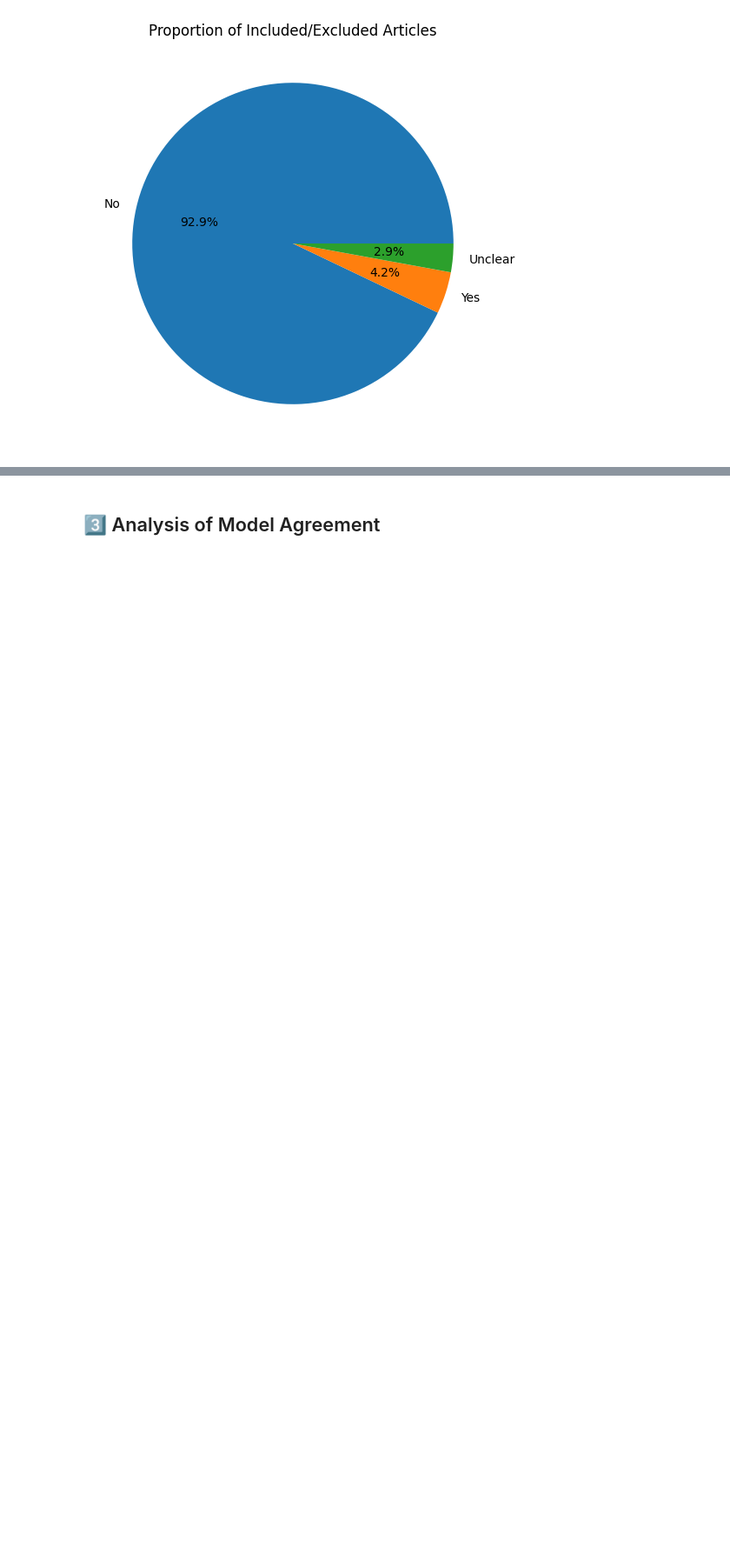
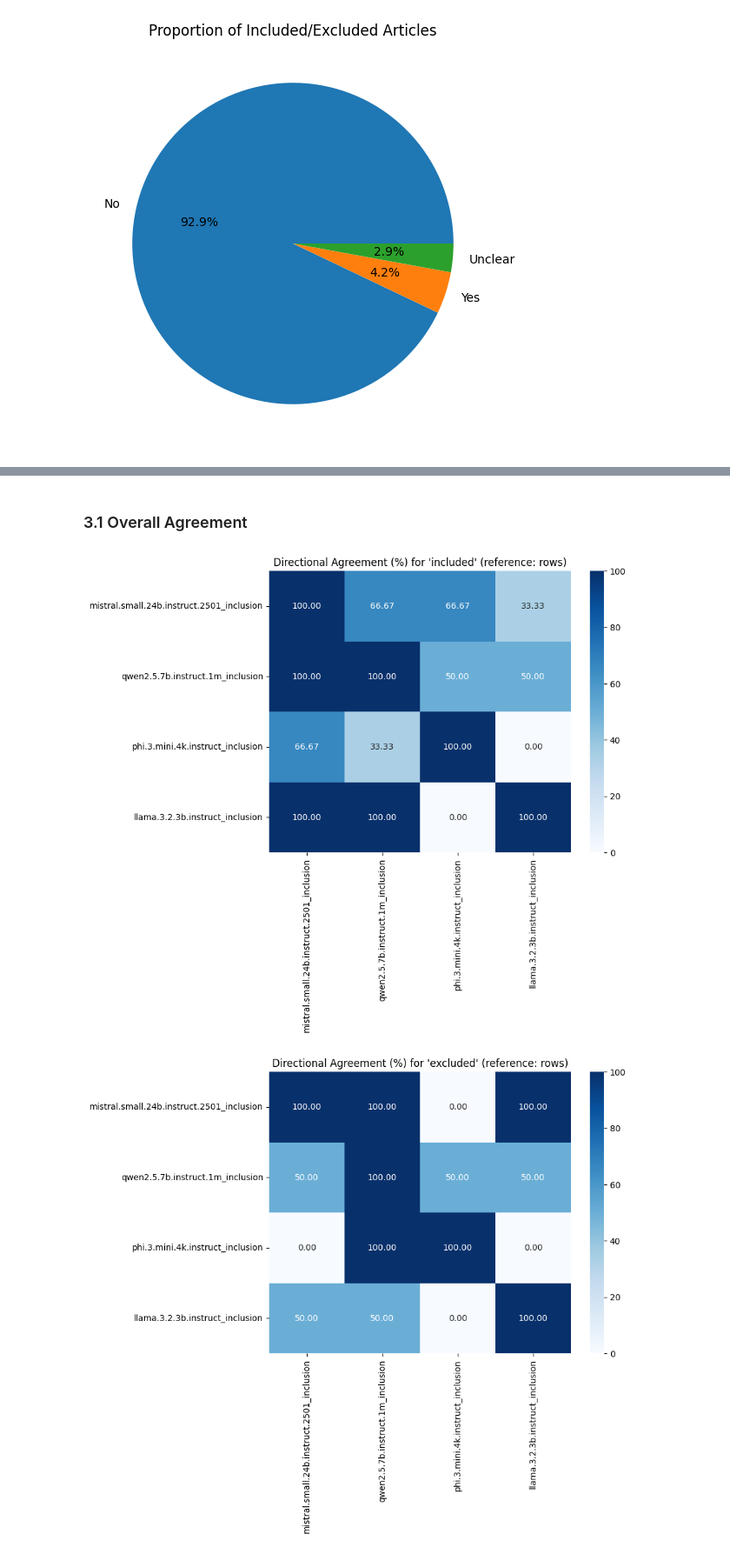
Before and after one commit to david-gallardo/SMART-Review, a Jupyter notebook: notebooks/analysis.ipynb, the cells around one changed output, grey strips where cells are left out. Shown at 87% size. Cells and saved outputs as stored; diff of their text form; code cells hidden in the pictures; blank space fills up the shorter version.

```diff
--- a/notebooks/analysis.ipynb
+++ b/notebooks/analysis.ipynb
@@ -156,2 +152,2 @@ plt.show()
 # %% [markdown]
-## 3️⃣ Analysis of Model Agreement
+### 3.1 Overall Agreement
@@ -161,0 +154,45 @@ print(f'Mean agreement between models: {pairwise_mean:.2f}')
+# %%
+import pandas as pd
+import numpy as np
+import matplotlib.pyplot as plt
+import seaborn as sns
+
+# Llista de models
+models = [
+    "mistral.small.24b.instruct.2501_inclusion",
+    "qwen2.5.7b.instruct.1m_inclusion",
+    "phi.3.mini.4k.instruct_inclusion",
+    "llama.3.2.3b.instruct_inclusion"
+]
+
+# Normalitzar: convertir a string, eliminar espais innecessaris i passar a minúscules
+df[models] = df[models].astype(str).apply(lambda x: x.str.strip().str.lower())
+
+# Definir les categories (en minúscules)
+categories = ["included", "excluded", "unclear"]
+
+for cat in categories:
+    # Inicialitzar la matriu d'agreement per a la categoria 'cat'
+    agreement_matrix = pd.DataFrame(np.zeros((len(models), len(models))), index=models, columns=models)
+
+    for i, model_a in enumerate(models):
+        # Denominador: nombre de casos en què model_a assigna 'cat'
+        denom = (df[model_a] == cat).sum()
+        for j, model_b in enumerate(models):
+            if model_a == model_b:
+                agreement_matrix.loc[model_a, model_b] = 100.0
+            else:
+                # Numerador: nombre de casos on model_a i model_b assignen 'cat'
+                numer = ((df[model_a] == cat) & (df[model_b] == cat)).sum()
+                # Si el denominador és 0, posem NaN (no es pot calcular)
+                agreement = (numer / denom * 100) if denom > 0 else np.nan
+                agreement_matrix.loc[model_a, model_b] = agreement
+
+    # Visualització del heatmap per la categoria 'cat'
+    plt.figure(figsize=(8, 6))
+    sns.heatmap(agreement_matrix, annot=True, cmap="Blues", fmt=".2f")
+    plt.title(f"Directional Agreement (%) for '{cat}' (reference: rows)")
+    plt.show()
+# %% [output]
+[figure, added]
+[figure, added]
```
Also changed, not shown: parts of 8 cells of this notebook, 2 other files.
